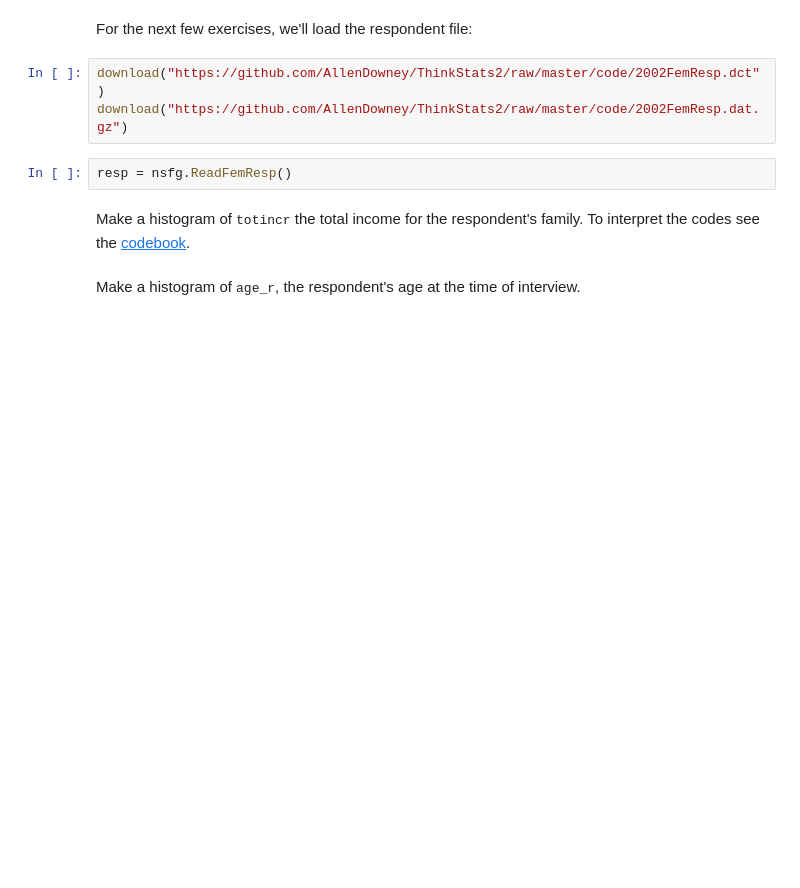
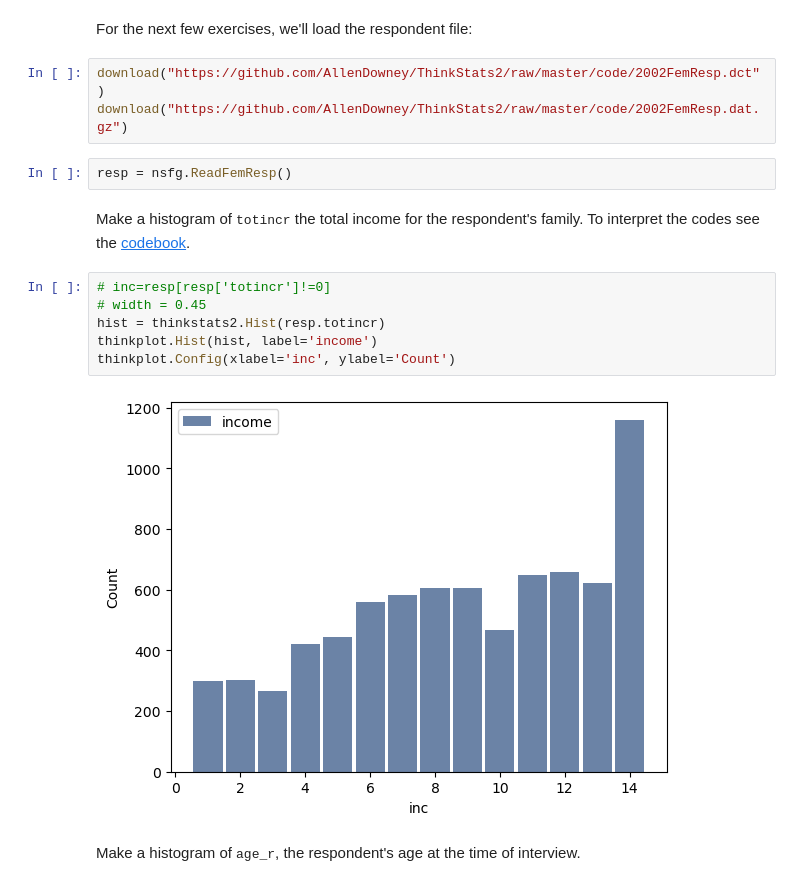
Before and after one commit to akhi08/Thinkstats2_exercise, a Jupyter notebook: Thinkstats/chap02ex.ipynb, the cells around one changed output. Drawn from its saved outputs; the diff is of its cells as text; blank space fills up the shorter version.

```diff
--- a/Thinkstats/chap02ex.ipynb
+++ b/Thinkstats/chap02ex.ipynb
@@ -288,5 +303,13 @@ download("https://github.com/AllenDowney/ThinkStats2/raw/master/code/2002FemResp
 resp = nsfg.ReadFemResp()
 # %% [markdown]
 Make a histogram of <tt>totincr</tt> the total income for the respondent's family.  To interpret the codes see the [codebook](ftp://ftp.cdc.gov/pub/Health_Statistics/NCHS/Dataset_Documentation/NSFG/Cycle6Codebook-Pregnancy.pdf).
+# %%
+# inc=resp[resp['totincr']!=0]
+# width = 0.45
+hist = thinkstats2.Hist(resp.totincr)
+thinkplot.Hist(hist, label='income')
+thinkplot.Config(xlabel='inc', ylabel='Count')
+# %% [output]
+[figure, added]
 # %% [markdown]
 Make a histogram of <tt>age_r</tt>, the respondent's age at the time of interview.
```
Also changed, not shown: parts of 8 cells of this notebook.
